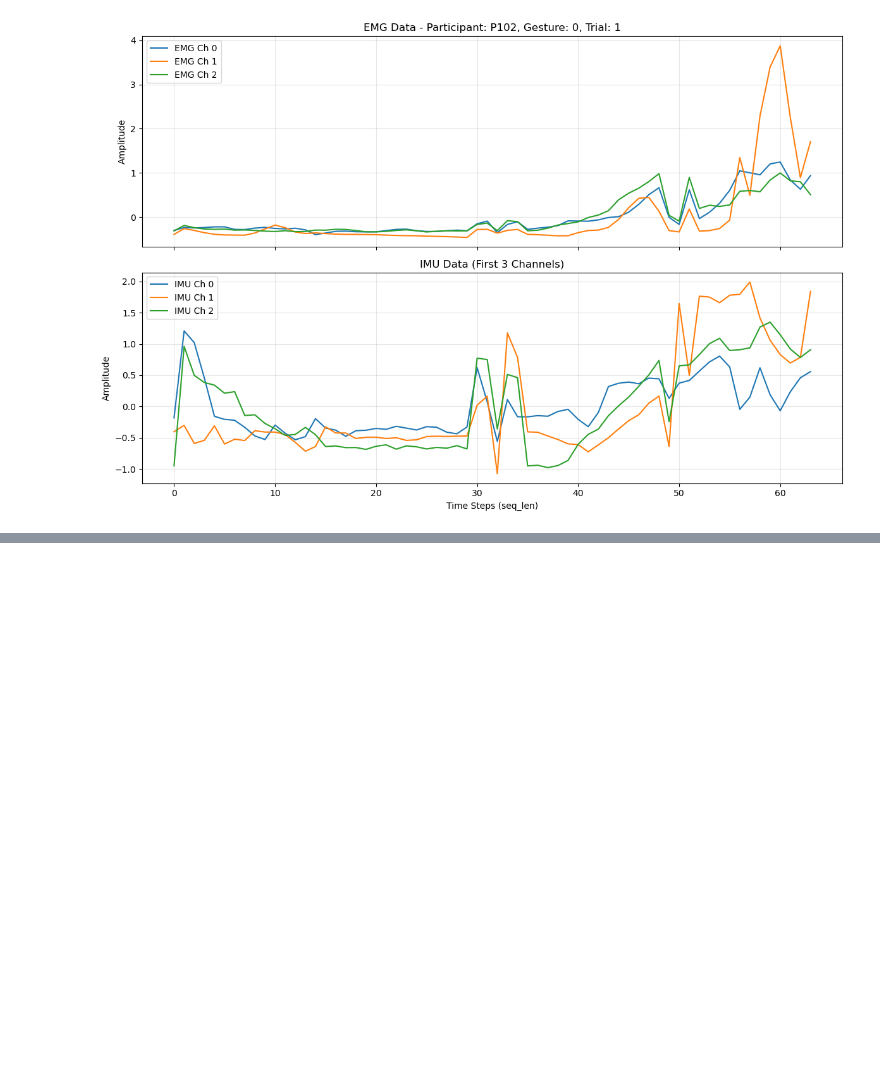
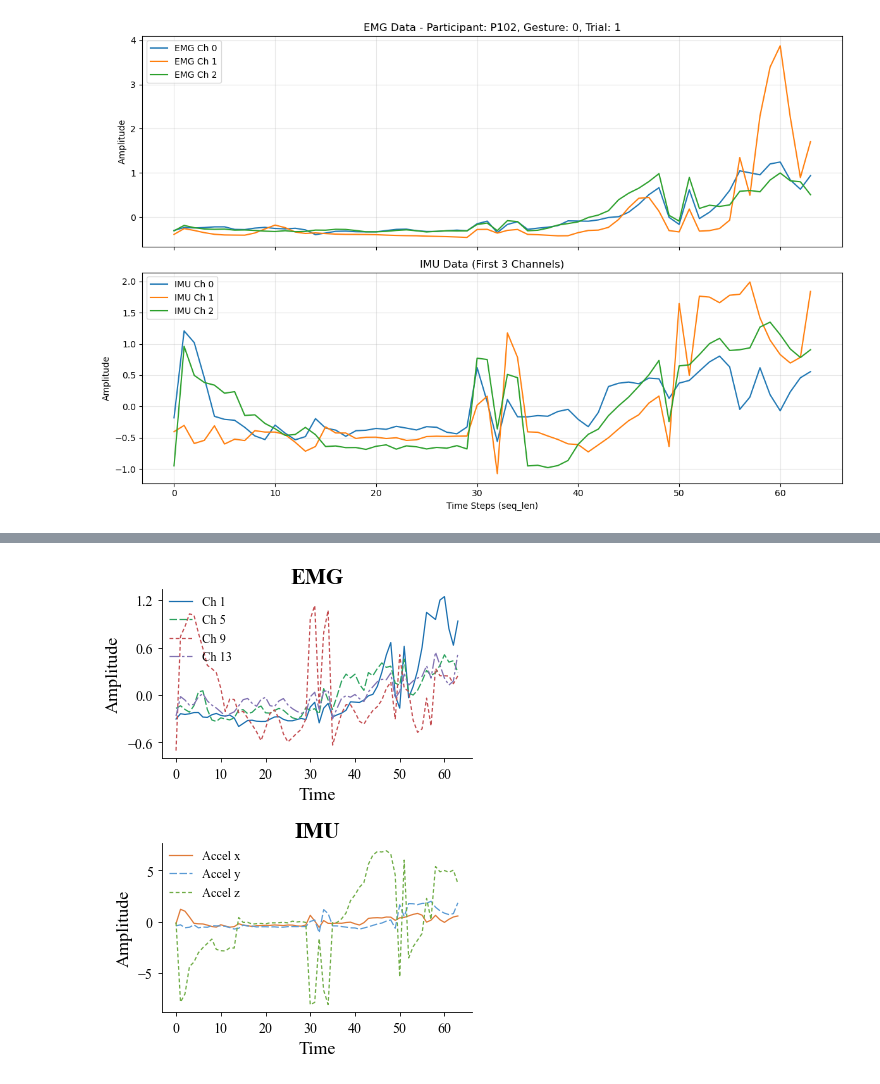
Before and after one commit to kdmalc/pers-gest-cls, a Jupyter notebook: system/universal_preprocessing/channel_visualization.ipynb, the cells around one changed output, grey strips where cells are left out. Drawn from its saved outputs; the diff is of its cells as text; code cells hidden in the pictures; blank space fills up the shorter version.

Commit message:
Set ft_steps everywhere to 25 (non-MAML), added paper figures

```diff
--- a/system/universal_preprocessing/channel_visualization.ipynb
+++ b/system/universal_preprocessing/channel_visualization.ipynb
@@ -134,0 +59,85 @@ plt.show()
+# %%
+import matplotlib.pyplot as plt
+import matplotlib.gridspec as gridspec
+import numpy as np
+
+# ── Style ──────────────────────────────────────────────────────────────────────
+plt.rcParams.update({
+    "font.family":      "serif",
+    "font.serif":       ["Times New Roman", "DejaVu Serif"],
+    "font.size":        10,
+    "axes.spines.top":  False,
+    "axes.spines.right": False,
+    "axes.grid":        False,
+    "xtick.direction":  "out",
+    "ytick.direction":  "out",
+    "xtick.major.size": 3,
+    "ytick.major.size": 3,
+    "xtick.major.width": 0.6,
+    "ytick.major.width": 0.6,
+    "axes.linewidth":   0.6,
+    "lines.linewidth":  0.9,
+    "legend.frameon":   False,
+    "legend.fontsize":  9,
+})
+
+EMG_CHANNELS  = [0, 4, 8, 12]
+IMU_CHANNELS  = [0, 1, 3]
+EMG_COLORS    = ["#1a6faf", "#2ca25f", "#c44e52", "#8172b2"]
+IMU_COLORS    = ["#e07b39", "#5b9bd5", "#70ad47"]
+EMG_DASHES    = [(),        (6, 2),   (3, 2),    (8, 2, 2, 2)]
+IMU_DASHES    = [(),        (6, 2),   (3, 2)]
+
+TITLE_FONT = 16
+LABEL_FONT = 13
+
+# ── Figure layout ──────────────────────────────────────────────────────────────
+fig = plt.figure(figsize=(4.0, 5.5))
+gs  = gridspec.GridSpec(2, 1, figure=fig, hspace=0.5)
+
+ax_emg = fig.add_subplot(gs[0])
+ax_imu = fig.add_subplot(gs[1])
+
+# ── EMG panel ──────────────────────────────────────────────────────────────────
+for rank, ch in enumerate(EMG_CHANNELS):
+    ax_emg.plot(
+        emg_data[:, ch],
+        color=EMG_COLORS[rank],
+        dashes=EMG_DASHES[rank],
+        label=f"Ch {ch + 1}",
+        linewidth=0.9,
+    )
+
+ax_emg.set_title("EMG", fontsize=TITLE_FONT, fontweight="bold", pad=4)
+ax_emg.set_xlabel("Time (s)", fontsize=LABEL_FONT)
+ax_emg.set_ylabel("Amplitude", fontsize=LABEL_FONT)
+ax_emg.yaxis.set_major_locator(plt.MaxNLocator(4))
+ax_emg.tick_params(axis='both', labelsize=10)
+ax_emg.legend(loc="upper left", handlelength=1.8, borderaxespad=0.2)
+
+# ── IMU panel ──────────────────────────────────────────────────────────────────
+if imu_data is not None:
+    imu_labels = ["Accel x", "Accel y", "Accel z"]
+    for rank, ch in enumerate(IMU_CHANNELS):
+        ax_imu.plot(
+            imu_data[:, ch],
+            color=IMU_COLORS[rank],
+            dashes=IMU_DASHES[rank],
+            label=imu_labels[rank],
+            linewidth=0.9,
+        )
+    ax_imu.set_title("IMU", fontsize=TITLE_FONT, fontweight="bold", pad=4)
+    ax_imu.set_xlabel("Time (s)", fontsize=LABEL_FONT)
+    ax_imu.set_ylabel("Amplitude", fontsize=LABEL_FONT)
+    ax_imu.yaxis.set_major_locator(plt.MaxNLocator(4))
+    ax_imu.tick_params(axis='both', labelsize=10)
+    ax_imu.legend(loc="upper left", handlelength=1.8, borderaxespad=0.2)
+else:
+    raise ValueError(f"No IMU data for pid={pid}, gesture={gesture_id}, trial={trial_idx}")
+
+# ── Export ─────────────────────────────────────────────────────────────────────
+#plt.savefig("fig_data_example.pdf", dpi=300, bbox_inches="tight")
+#plt.savefig("fig_data_example.png", dpi=300, bbox_inches="tight")
+plt.show()
+# %% [output]
+[figure, added]
```
Also changed, not shown: parts of 3 cells of this notebook, 15 other files.
